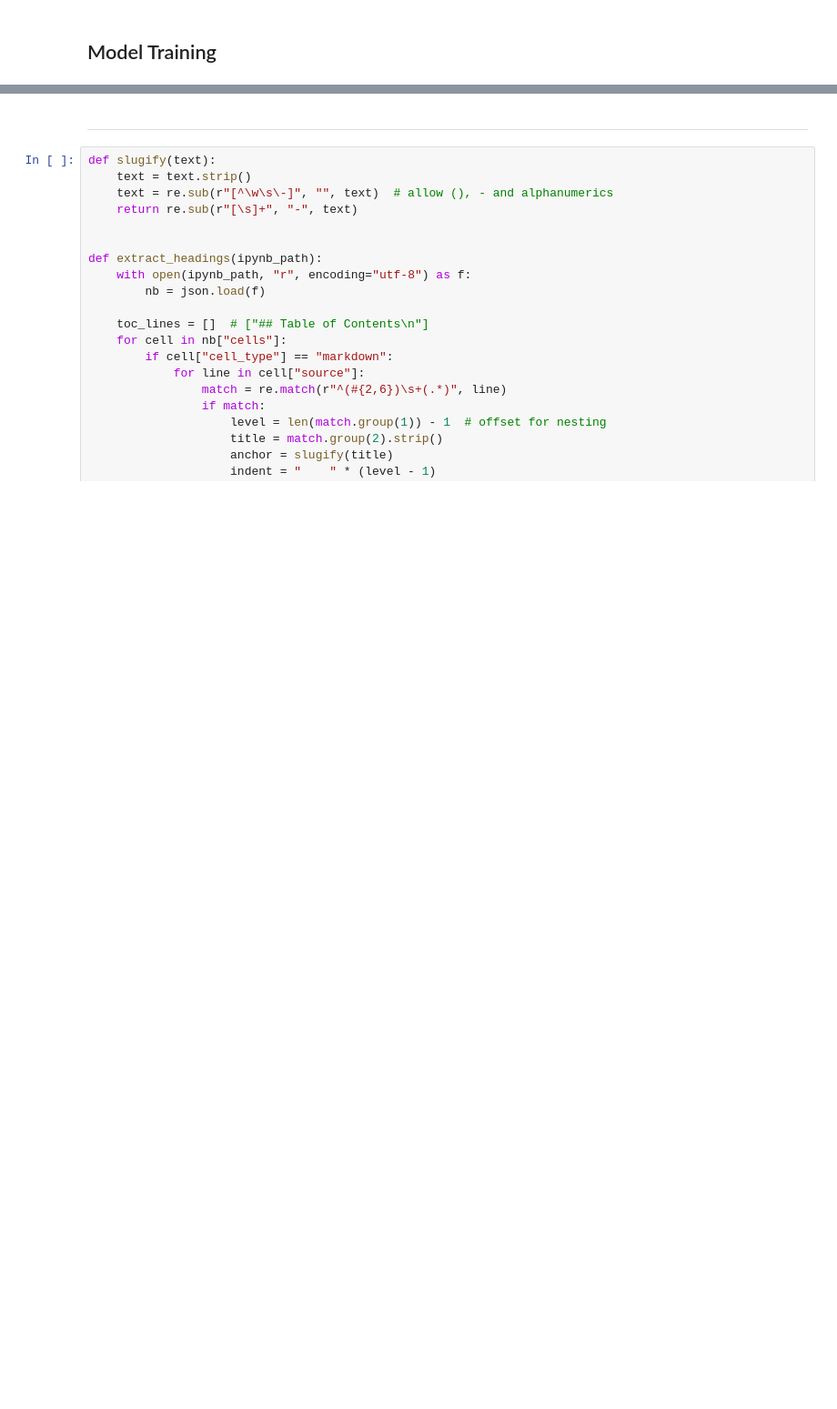
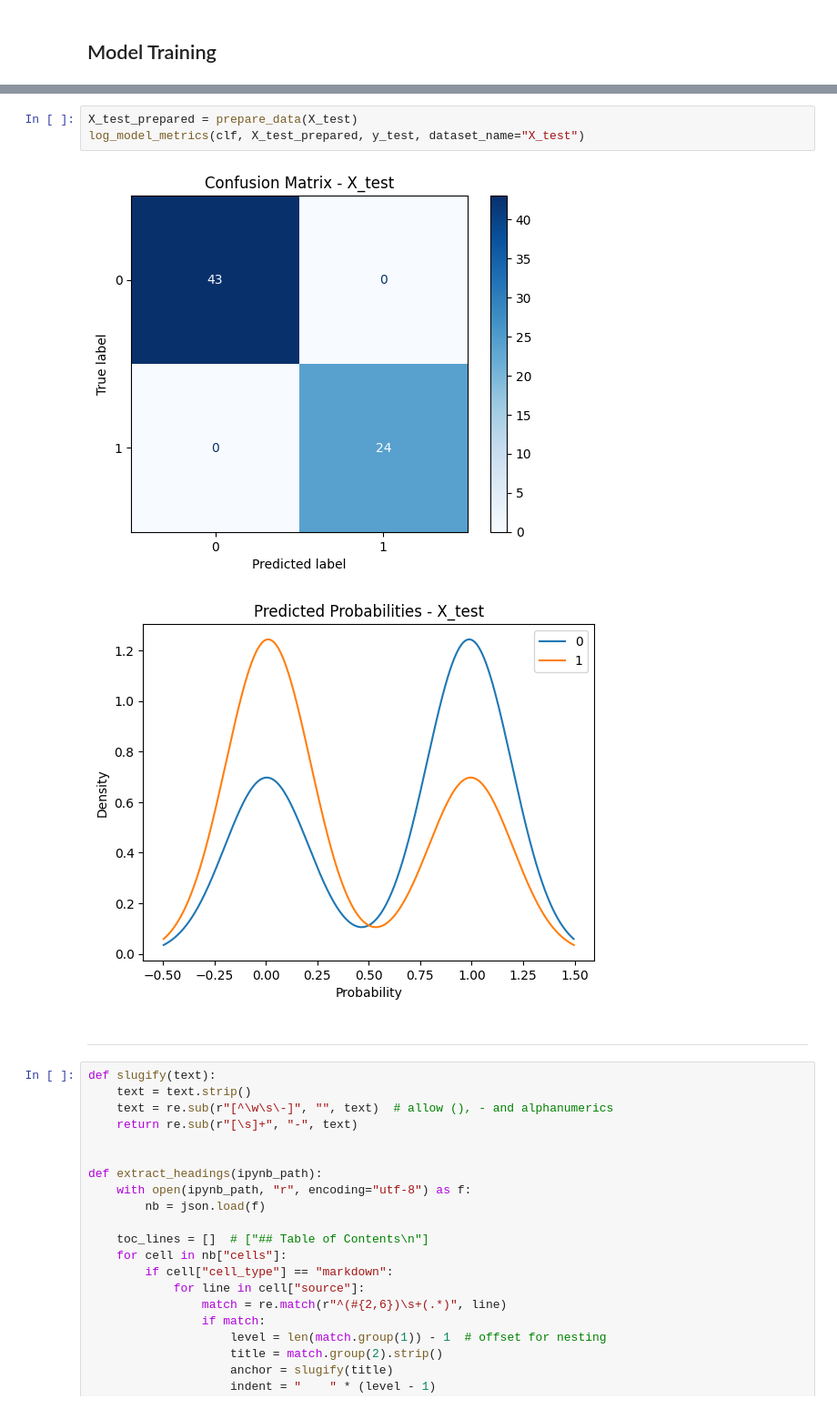
Before and after one commit to pt7481/dootoo_item_prediction, a Jupyter notebook: eda/dootoo_item_prediction.ipynb, the cells around one changed output, grey strips where cells are left out. Shown at 91% size. Cells and saved outputs as stored; diff of their text form; blank space fills up the shorter version.

```diff
--- a/eda/dootoo_item_prediction.ipynb
+++ b/eda/dootoo_item_prediction.ipynb
@@ -177,3 +304,9 @@ X_train = prepare_data(X_train)
+# %%
+X_test_prepared = prepare_data(X_test)
+log_model_metrics(clf, X_test_prepared, y_test, dataset_name="X_test")
+# %% [output]
+[figure, added]
+[figure, added]
 # %% [markdown]
 ------
 # %%
```
Also changed, not shown: parts of 10 cells of this notebook, 1 other file.
